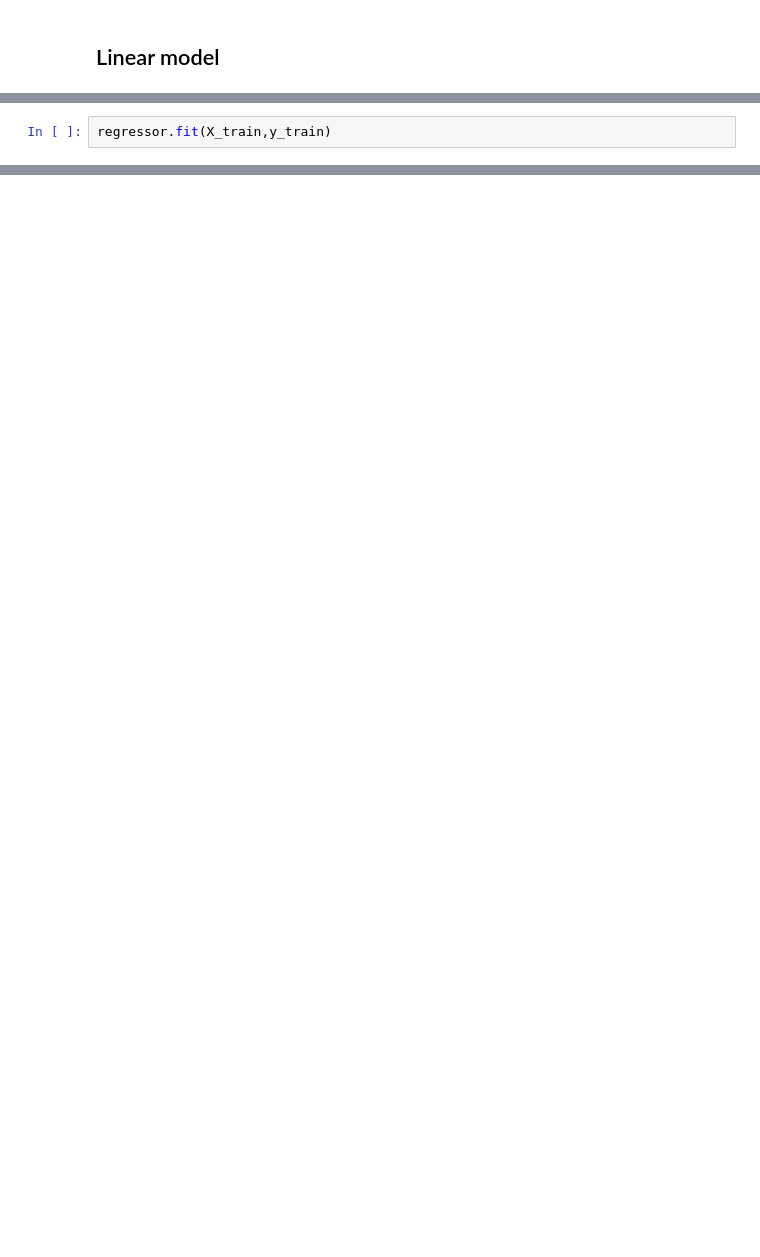
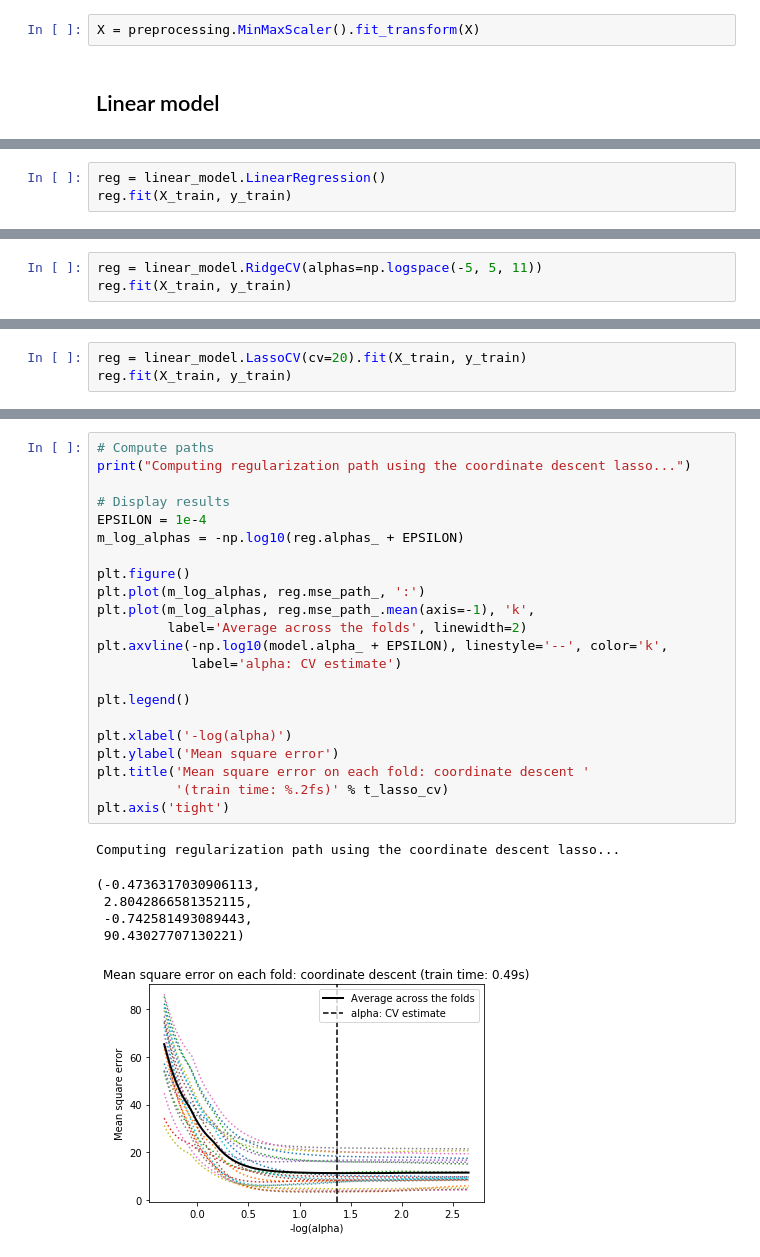
Before and after one commit to minggnim/ml-exp, a Jupyter notebook: Regression Modelling.ipynb, the cells around one changed output, grey strips where cells are left out. Saved outputs shown, nothing was run; the diff lists cells and outputs as text; blank space fills up the shorter version.

Commit message:
added more linear models

```diff
--- a/Regression Modelling.ipynb
+++ b/Regression Modelling.ipynb
@@ -54,2 +32,4 @@ print(X_test.shape)
+# %%
+X = preprocessing.MinMaxScaler().fit_transform(X)
 # %% [markdown]
 ## Linear model
@@ -61,3 +38,4 @@ regressor.get_params()
 # %%
-regressor.fit(X_train,y_train)
+reg = linear_model.LinearRegression()
+reg.fit(X_train, y_train)
 # %% [output]
@@ -72,0 +66,3 @@ fig.add_trace(go.Scatter(x=np.arange(len(y_train)), y=regressor.predict(X_train)
+# %%
+reg = linear_model.RidgeCV(alphas=np.logspace(-5, 5, 11))
+reg.fit(X_train, y_train)
@@ -78,0 +99,3 @@ fig.show()
+# %%
+reg = linear_model.LassoCV(cv=20).fit(X_train, y_train)
+reg.fit(X_train, y_train)
@@ -88,0 +130,29 @@ print(rmse)
+# %%
+# Compute paths
+print("Computing regularization path using the coordinate descent lasso...")
+
+# Display results
+EPSILON = 1e-4
+m_log_alphas = -np.log10(reg.alphas_ + EPSILON)
+
+plt.figure()
+plt.plot(m_log_alphas, reg.mse_path_, ':')
+plt.plot(m_log_alphas, reg.mse_path_.mean(axis=-1), 'k',
+         label='Average across the folds', linewidth=2)
+plt.axvline(-np.log10(model.alpha_ + EPSILON), linestyle='--', color='k',
+            label='alpha: CV estimate')
+
+plt.legend()
+
+plt.xlabel('-log(alpha)')
+plt.ylabel('Mean square error')
+plt.title('Mean square error on each fold: coordinate descent '
+          '(train time: %.2fs)' % t_lasso_cv)
+plt.axis('tight')
+# %% [output]
+Computing regularization path using the coordinate descent lasso...
+(-0.4736317030906113,
+ 2.8042866581352115,
+ -0.742581493089443,
+ 90.43027707130221)
+[figure, added]
```
Also changed, not shown: parts of 36 cells of this notebook.
